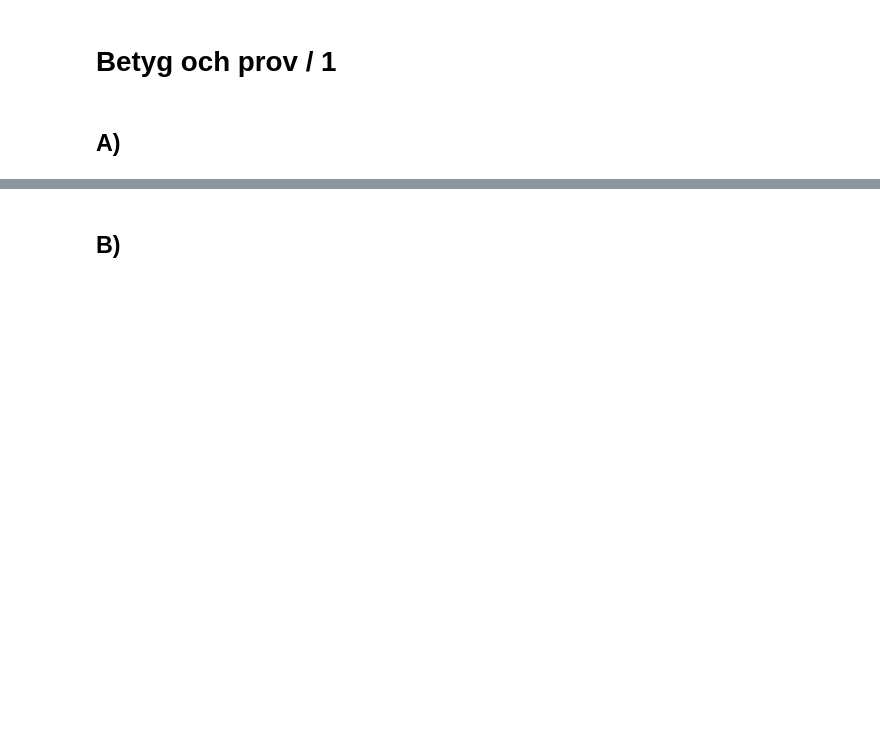
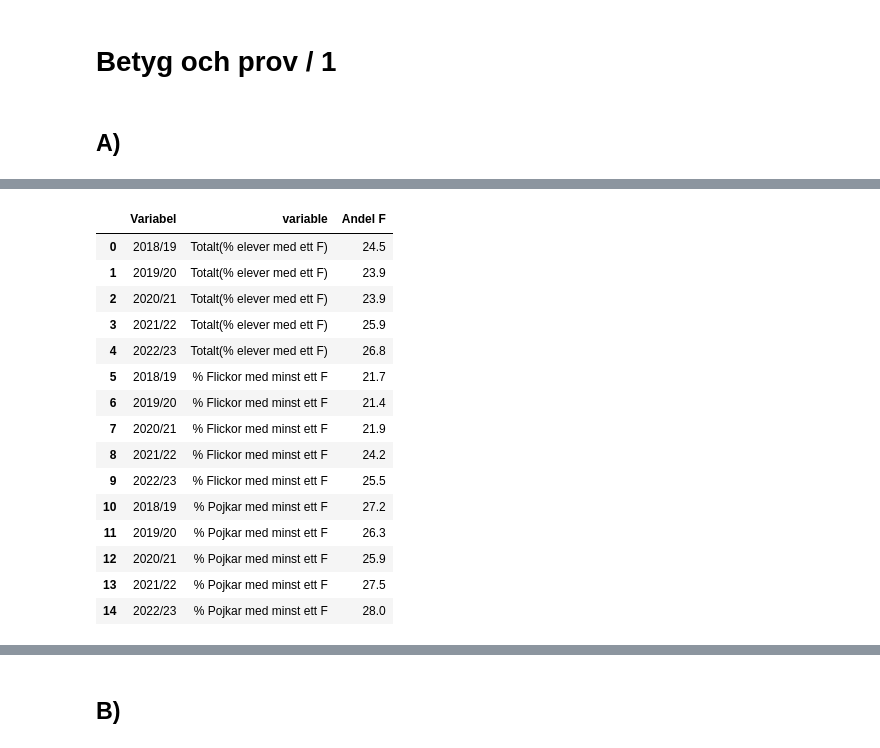
Before and after one commit to MiltonOberg/Python-Milton--sterberg-OPA23, a Jupyter notebook: Laboration2/Labb2.ipynb, the cells around one changed output, grey strips where cells are left out. Cells and saved outputs as stored; diff of their text form; code cells hidden in the pictures; blank space fills up the shorter version.

```diff
--- a/Laboration2/Labb2.ipynb
+++ b/Laboration2/Labb2.ipynb
@@ -284,0 +219,26 @@ plt.show()
+# %%
+df_melt= pd.melt(df_1b[0:5], id_vars=["Variabel"], value_vars=["Totalt(% elever med ett F)", "% Flickor med minst ett F", "% Pojkar med minst ett F"], value_name="Andel F")
+
+
+"""df_years= df_1b[0:5]
+
+fig= px.line(df_melt, x= "Variabel", y= "Totalt(% elever med ett F)")
+fig.show()"""
+df_melt
+# %% [output]
+|  | Variabel | variable | Andel F |
+| 0 | 2018/19 | Totalt(% elever med ett F) | 24.5 |
+| 1 | 2019/20 | Totalt(% elever med ett F) | 23.9 |
+| 2 | 2020/21 | Totalt(% elever med ett F) | 23.9 |
+| 3 | 2021/22 | Totalt(% elever med ett F) | 25.9 |
+| 4 | 2022/23 | Totalt(% elever med ett F) | 26.8 |
+| 5 | 2018/19 | % Flickor med minst ett F | 21.7 |
+| 6 | 2019/20 | % Flickor med minst ett F | 21.4 |
+| 7 | 2020/21 | % Flickor med minst ett F | 21.9 |
+| 8 | 2021/22 | % Flickor med minst ett F | 24.2 |
+| 9 | 2022/23 | % Flickor med minst ett F | 25.5 |
+| 10 | 2018/19 | % Pojkar med minst ett F | 27.2 |
+| 11 | 2019/20 | % Pojkar med minst ett F | 26.3 |
+| 12 | 2020/21 | % Pojkar med minst ett F | 25.9 |
+| 13 | 2021/22 | % Pojkar med minst ett F | 27.5 |
+| 14 | 2022/23 | % Pojkar med minst ett F | 28.0 |
```
Also changed, not shown: parts of 22 cells of this notebook, 1 other file.
